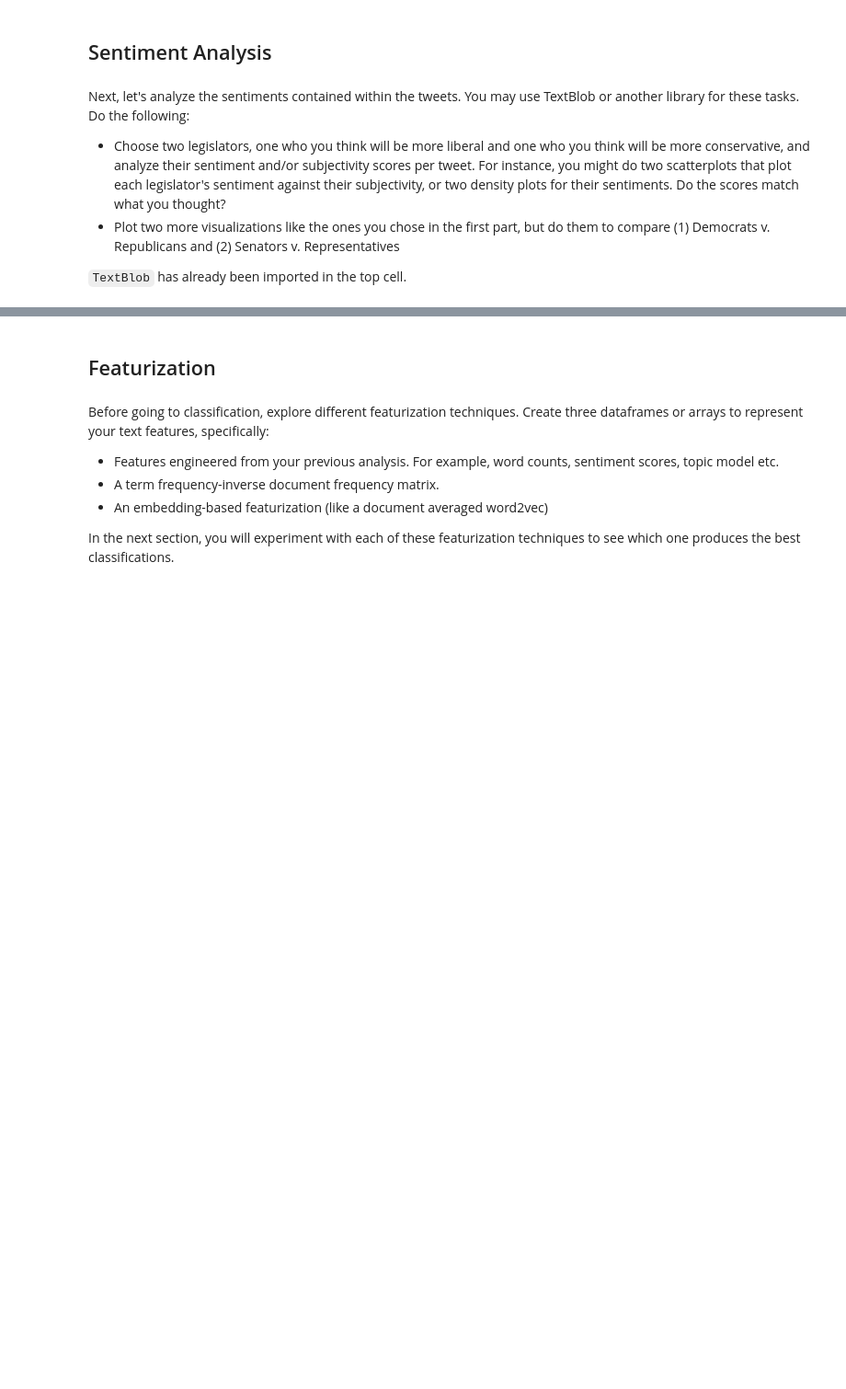
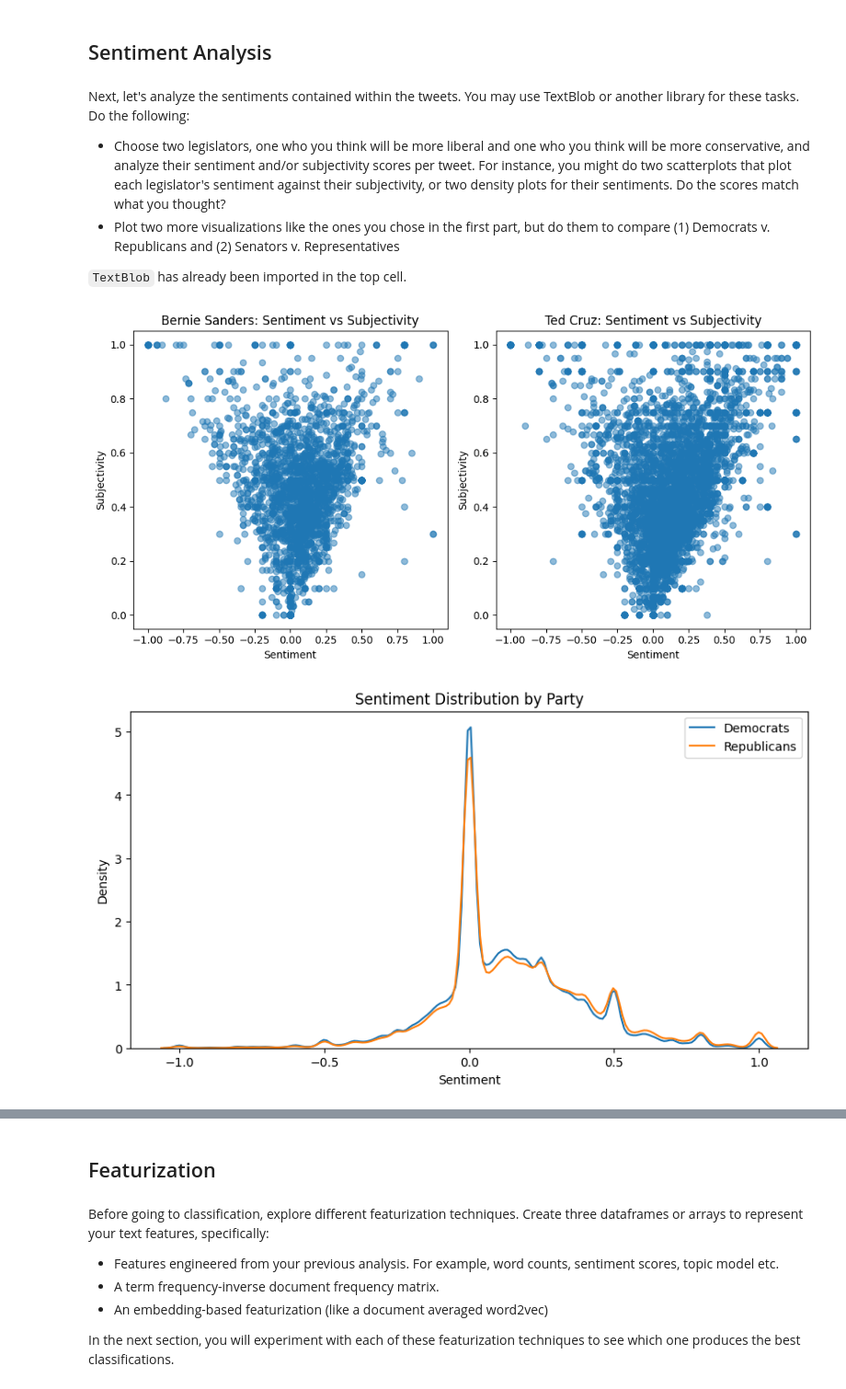
Before and after one commit to lcjoni712/Computational-Social-Science-Projects, a Jupyter notebook: Project 5 Student Part II.ipynb, the cells around one changed output, grey strips where cells are left out. Shown at 92% size. Saved outputs shown, nothing was run; the diff lists cells and outputs as text; code cells hidden in the pictures; blank space fills up the shorter version.

```diff
--- a/Project 5 Student Part II.ipynb
+++ b/Project 5 Student Part II.ipynb
@@ -432,0 +441,59 @@ Next, let's analyze the sentiments contained within the tweets. You may use Text
+# %%
+
+# Function to get sentiment scores
+def get_sentiment(text):
+    if pd.isna(text) or text == "":
+        return (0, 0)  # neutral sentiment and subjectivity for empty text
+
+    analysis = TextBlob(text)
+    return (analysis.sentiment.polarity, analysis.sentiment.subjectivity)
+
+# Apply sentiment analysis
+df['sentiment'] = df['text'].apply(lambda x: get_sentiment(x)[0])
+df['subjectivity'] = df['text'].apply(lambda x: get_sentiment(x)[1])
+
+# Select two legislators (for example, Bernie Sanders and Ted Cruz)
+bernie = df[df['screen_name'] == 'SenSanders']
+cruz = df[df['screen_name'] == 'SenTedCruz']
+
+# Create scatterplots for the two legislators
+plt.figure(figsize=(10, 5))
+plt.subplot(1, 2, 1)
+plt.scatter(bernie['sentiment'], bernie['subjectivity'], alpha=0.5)
+plt.title('Bernie Sanders: Sentiment vs Subjectivity')
+plt.xlabel('Sentiment')
+plt.ylabel('Subjectivity')
+
+plt.subplot(1, 2, 2)
+plt.scatter(cruz['sentiment'], cruz['subjectivity'], alpha=0.5)
+plt.title('Ted Cruz: Sentiment vs Subjectivity')
+plt.xlabel('Sentiment')
+plt.ylabel('Subjectivity')
+plt.tight_layout()
+plt.show()
+
+
+# Compare Democrats vs Republicans
+plt.figure(figsize=(10, 5))
+sns.kdeplot(df[df['party'] == 'Democrat']['sentiment'], label='Democrats')
+sns.kdeplot(df[df['party'] == 'Republican']['sentiment'], label='Republicans')
+plt.title('Sentiment Distribution by Party')
+plt.xlabel('Sentiment')
+plt.legend()
+plt.show()
+
+# Compare Senators vs Representatives
+
+plt.figure(figsize=(10, 5))
+
+
+sns.kdeplot(df[df['position'] == 'Sen']['sentiment'], label='Senators', bw_adjust=0.5)
+sns.kdeplot(df[df['position'] == 'Rep']['sentiment'], label='Representatives', bw_adjust=0.5)
+
+plt.title('Sentiment Distribution by Chamber')
+plt.xlabel('Sentiment')
+plt.legend()
+plt.show()
+# %% [output]
+[figure, added]
+[figure, added]
```
Also changed, not shown: parts of 4 cells of this notebook.
